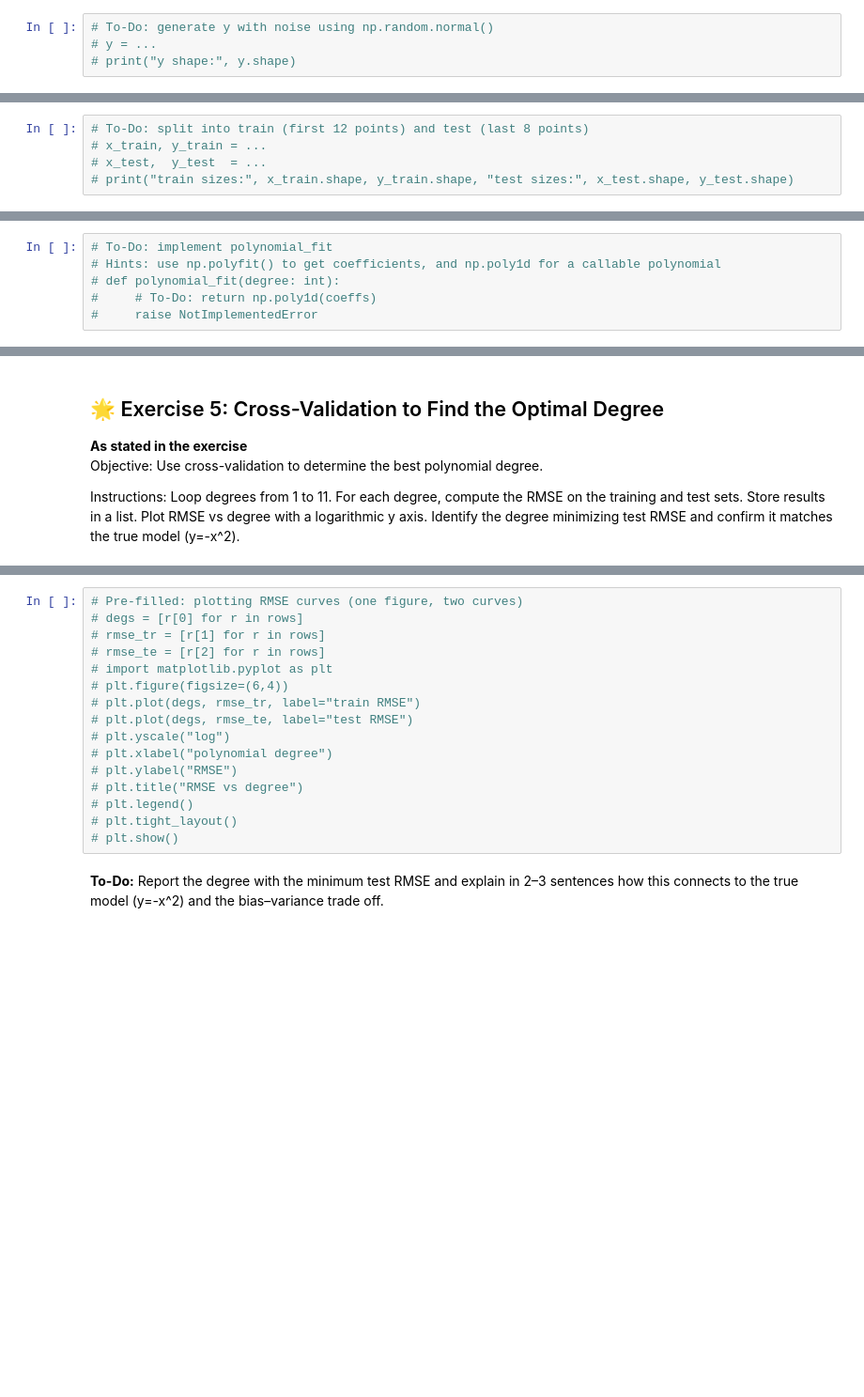
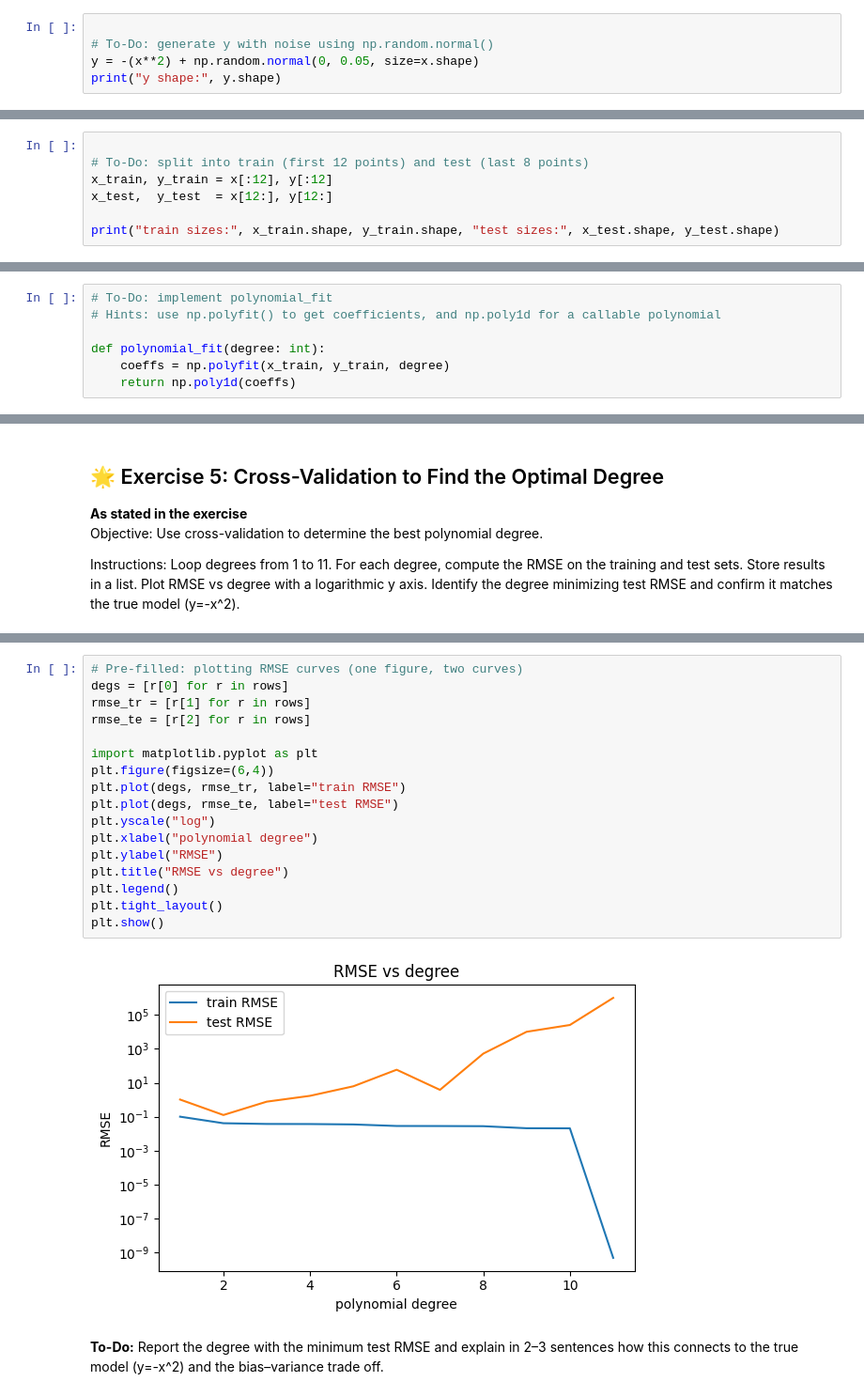
Before and after one commit to groisenberg79/di-bootcamp-genai, a Jupyter notebook: Week11/Day4/ExerciseXP/Exercises_XP_student_polynomial.ipynb, the cells around one changed output, grey strips where cells are left out. Shown at 94% size. Cells and saved outputs as stored; diff of their text form; blank space fills up the shorter version.

```diff
--- a/Week11/Day4/ExerciseXP/Exercises_XP_student_polynomial.ipynb
+++ b/Week11/Day4/ExerciseXP/Exercises_XP_student_polynomial.ipynb
@@ -101,4 +105,5 @@ print("x shape:", x.shape)
 # %%
+
 # To-Do: generate y with noise using np.random.normal()
-# y = ...
-# print("y shape:", y.shape)
+y = -(x**2) + np.random.normal(0, 0.05, size=x.shape)
+print("y shape:", y.shape)
@@ -114,5 +123,7 @@ plt.show()
 # %%
+
 # To-Do: split into train (first 12 points) and test (last 8 points)
-# x_train, y_train = ...
-# x_test,  y_test  = ...
-# print("train sizes:", x_train.shape, y_train.shape, "test sizes:", x_test.shape, y_test.shape)
+x_train, y_train = x[:12], y[:12]
+x_test,  y_test  = x[12:], y[12:]
+
+print("train sizes:", x_train.shape, y_train.shape, "test sizes:", x_test.shape, y_test.shape)
@@ -129,8 +142,9 @@ Instructions: Define `polynomial_fit(degree)` that returns the fitted polynomial
 # %%
 # To-Do: implement polynomial_fit
 # Hints: use np.polyfit() to get coefficients, and np.poly1d for a callable polynomial
-# def polynomial_fit(degree: int):
-#     # To-Do: return np.poly1d(coeffs)
-#     raise NotImplementedError
+
+def polynomial_fit(degree: int):
+    coeffs = np.polyfit(x_train, y_train, degree)
+    return np.poly1d(coeffs)
 # %%
 # To-Do: implement plot_polyfit
@@ -174,18 +226,21 @@ Instructions: Loop degrees from 1 to 11. For each degree, compute the RMSE on th
 # %%
 # Pre-filled: plotting RMSE curves (one figure, two curves)
-# degs = [r[0] for r in rows]
-# rmse_tr = [r[1] for r in rows]
-# rmse_te = [r[2] for r in rows]
-# import matplotlib.pyplot as plt
-# plt.figure(figsize=(6,4))
-# plt.plot(degs, rmse_tr, label="train RMSE")
-# plt.plot(degs, rmse_te, label="test RMSE")
-# plt.yscale("log")
-# plt.xlabel("polynomial degree")
-# plt.ylabel("RMSE")
-# plt.title("RMSE vs degree")
-# plt.legend()
-# plt.tight_layout()
-# plt.show()
+degs = [r[0] for r in rows]
+rmse_tr = [r[1] for r in rows]
+rmse_te = [r[2] for r in rows]
+
+import matplotlib.pyplot as plt
+plt.figure(figsize=(6,4))
+plt.plot(degs, rmse_tr, label="train RMSE")
+plt.plot(degs, rmse_te, label="test RMSE")
+plt.yscale("log")
+plt.xlabel("polynomial degree")
+plt.ylabel("RMSE")
+plt.title("RMSE vs degree")
+plt.legend()
+plt.tight_layout()
+plt.show()
+# %% [output]
+[figure, added]
 # %% [markdown]
 **To-Do:** Report the degree with the minimum test RMSE and explain in 2–3 sentences how this connects to the true model \(y=-x^2\) and the bias–variance trade off.
```
Also changed, not shown: parts of 11 cells of this notebook.
